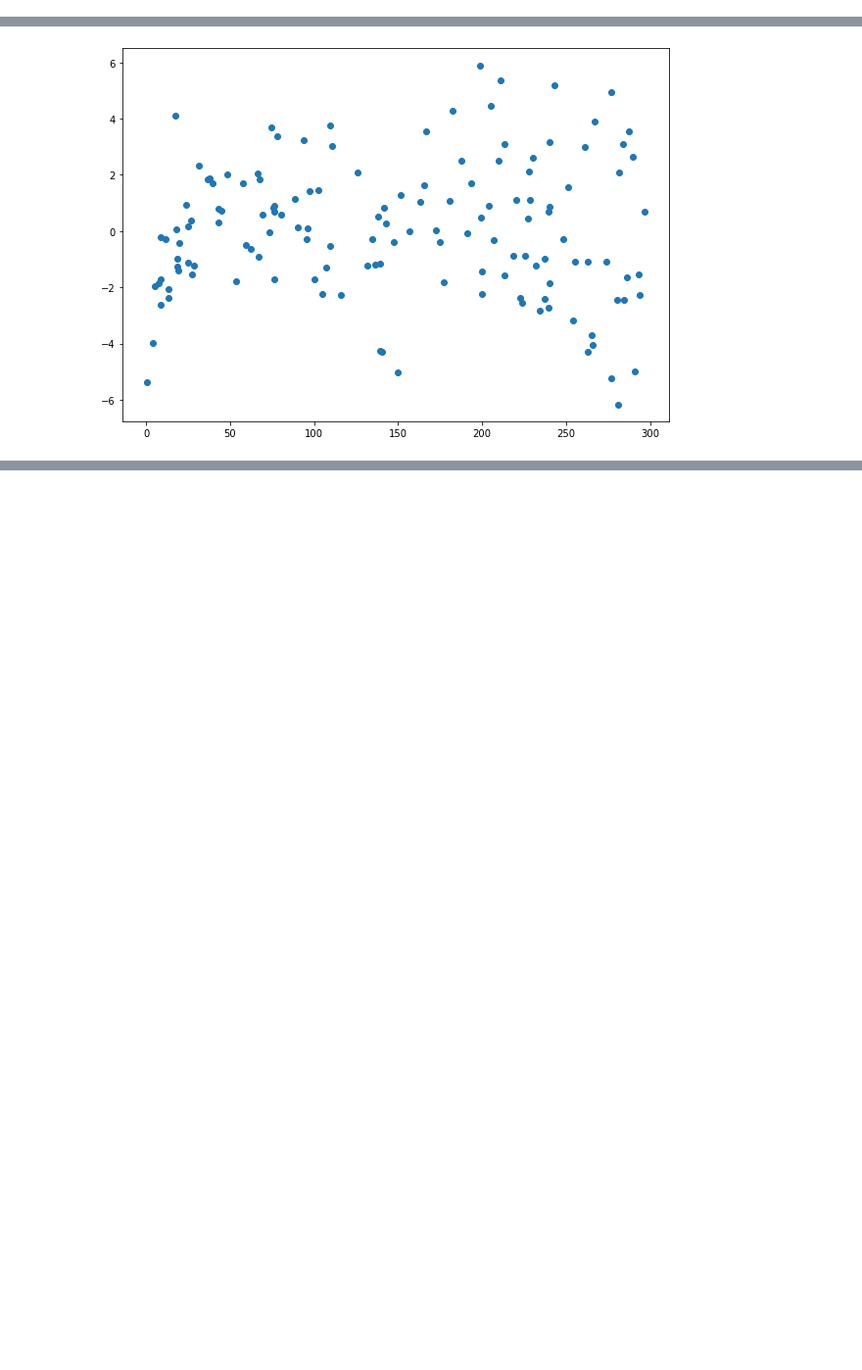
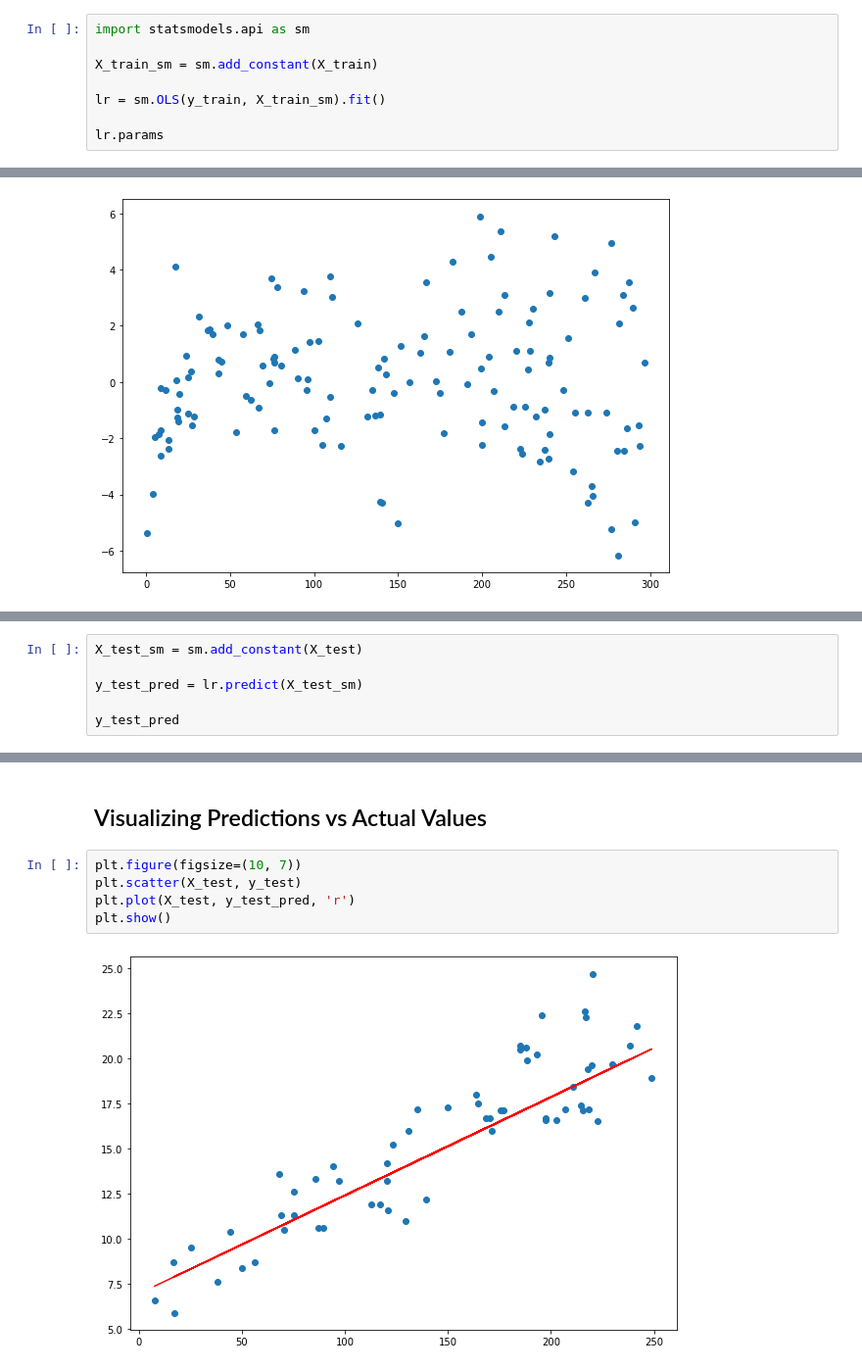
Before and after one commit to MrEktirir/Data-Analysis-Linear-Regression, a Jupyter notebook: analysis.ipynb, the cells around one changed output, grey strips where cells are left out. Shown at 98% size. Cells and saved outputs as stored; diff of their text form; blank space fills up the shorter version.

```diff
--- a/analysis.ipynb
+++ b/analysis.ipynb
@@ -81,0 +120,8 @@ plt.show()
+# %%
+import statsmodels.api as sm
+
+X_train_sm = sm.add_constant(X_train)
+
+lr = sm.OLS(y_train, X_train_sm).fit()
+
+lr.params
@@ -108,0 +192,6 @@ plt.show()
+# %%
+X_test_sm = sm.add_constant(X_test)
+
+y_test_pred = lr.predict(X_test_sm)
+
+y_test_pred
@@ -108,0 +225,9 @@ plt.show()
+# %% [markdown]
+## Visualizing Predictions vs Actual Values
+# %%
+plt.figure(figsize=(10, 7))
+plt.scatter(X_test, y_test)
+plt.plot(X_test, y_test_pred, 'r')
+plt.show()
+# %% [output]
+[figure, added]
```
Also changed, not shown: parts of 15 cells of this notebook.
